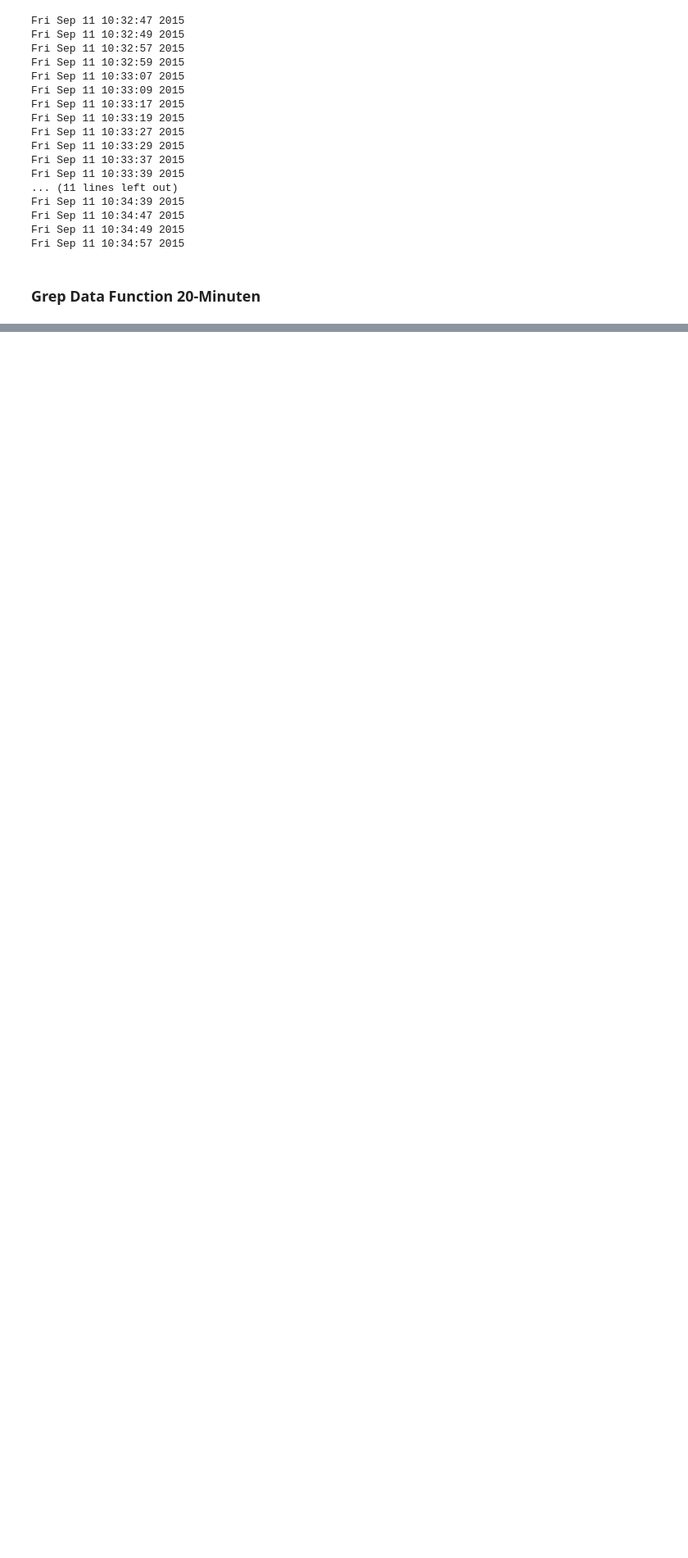
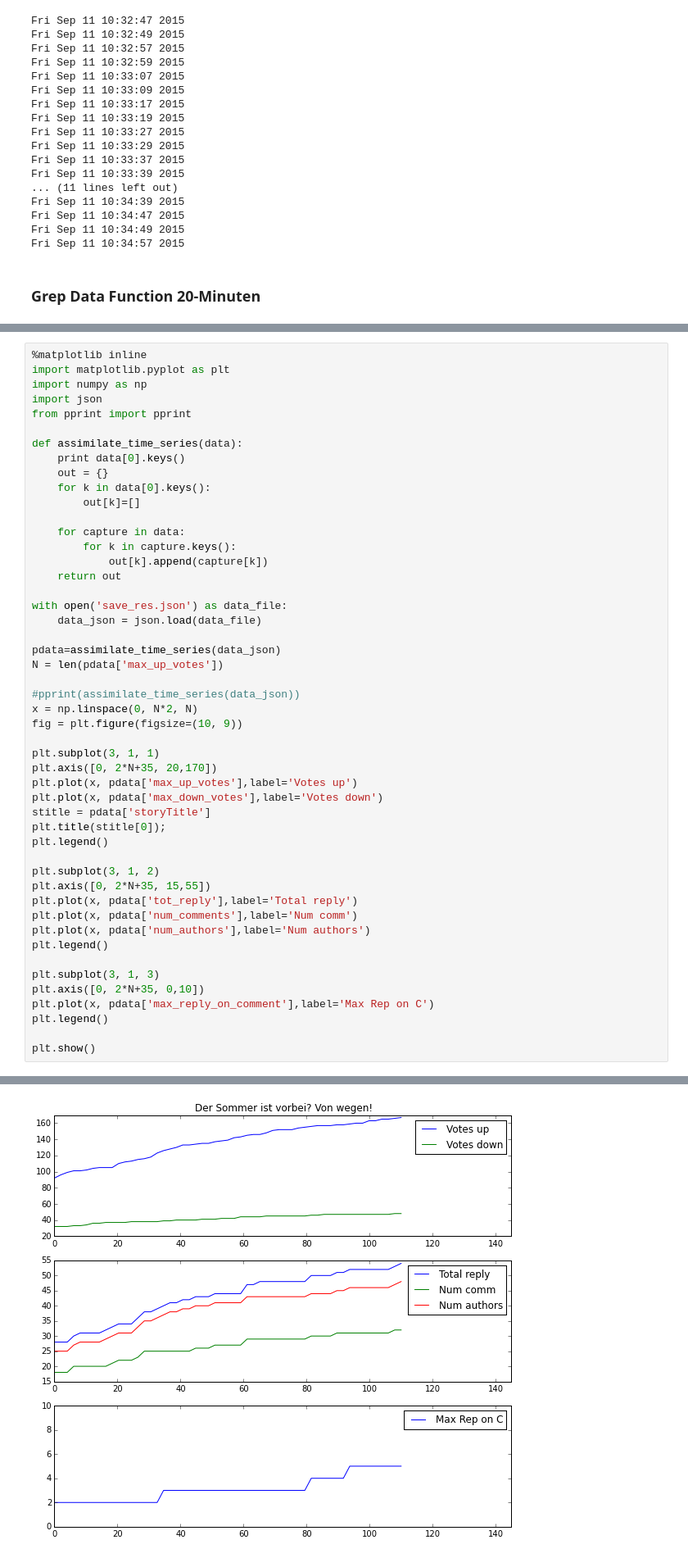
Before and after one commit to mgje/Python-Mathematik-Beispiele, a Jupyter notebook: Python-Notebooks/WebExperiments.ipynb, the cells around one changed output, grey strips where cells are left out. Shown at 82% size. Drawn from its saved outputs; the diff is of its cells as text; blank space fills up the shorter version.

```diff
--- a/Python-Notebooks/WebExperiments.ipynb
+++ b/Python-Notebooks/WebExperiments.ipynb
@@ -2645,0 +2744,50 @@ Max MSG NR: 162
+# %%
+%matplotlib inline
+import matplotlib.pyplot as plt
+import numpy as np
+import json
+from pprint import pprint
+
+def assimilate_time_series(data):
+    print data[0].keys()
+    out = {}
+    for k in data[0].keys():
+        out[k]=[]
+
+    for capture in data:
+        for k in capture.keys():
+            out[k].append(capture[k])
+    return out
+
+with open('save_res.json') as data_file:
+    data_json = json.load(data_file)
+
+pdata=assimilate_time_series(data_json)
+N = len(pdata['max_up_votes'])
+
+#pprint(assimilate_time_series(data_json))
+x = np.linspace(0, N*2, N)
+fig = plt.figure(figsize=(10, 9))
+
+plt.subplot(3, 1, 1)
+plt.axis([0, 2*N+35, 20,170])
+plt.plot(x, pdata['max_up_votes'],label='Votes up')
+plt.plot(x, pdata['max_down_votes'],label='Votes down')
+stitle = pdata['storyTitle']
+plt.title(stitle[0]);
+plt.legend()
+
+plt.subplot(3, 1, 2)
+plt.axis([0, 2*N+35, 15,55])
+plt.plot(x, pdata['tot_reply'],label='Total reply')
+plt.plot(x, pdata['num_comments'],label='Num comm')
+plt.plot(x, pdata['num_authors'],label='Num authors')
+plt.legend()
+
+plt.subplot(3, 1, 3)
+plt.axis([0, 2*N+35, 0,10])
+plt.plot(x, pdata['max_reply_on_comment'],label='Max Rep on C')
+plt.legend()
+
+plt.show()
+# %% [output]
@@ -2645,0 +2795 @@ Max MSG NR: 162
+[figure, added]
```
Also changed, not shown: parts of 13 cells of this notebook.
